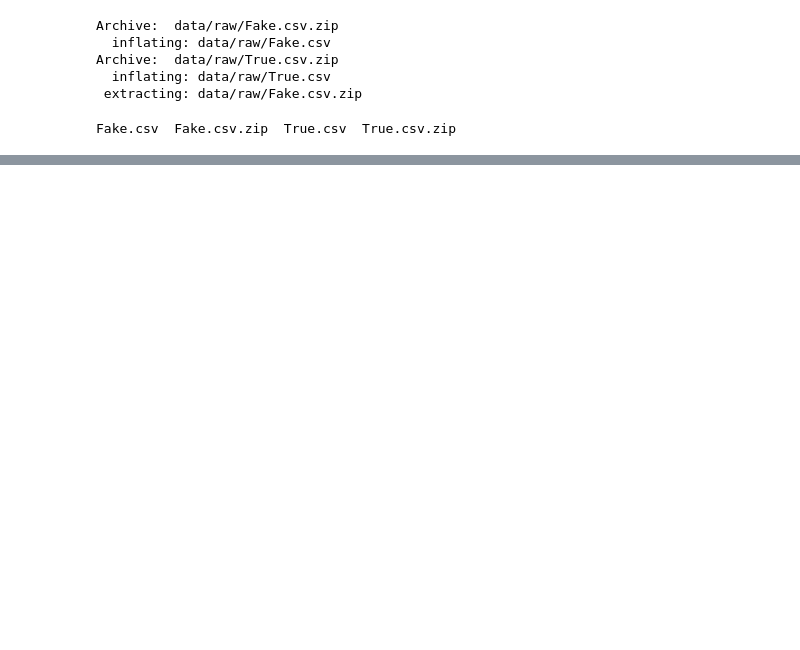
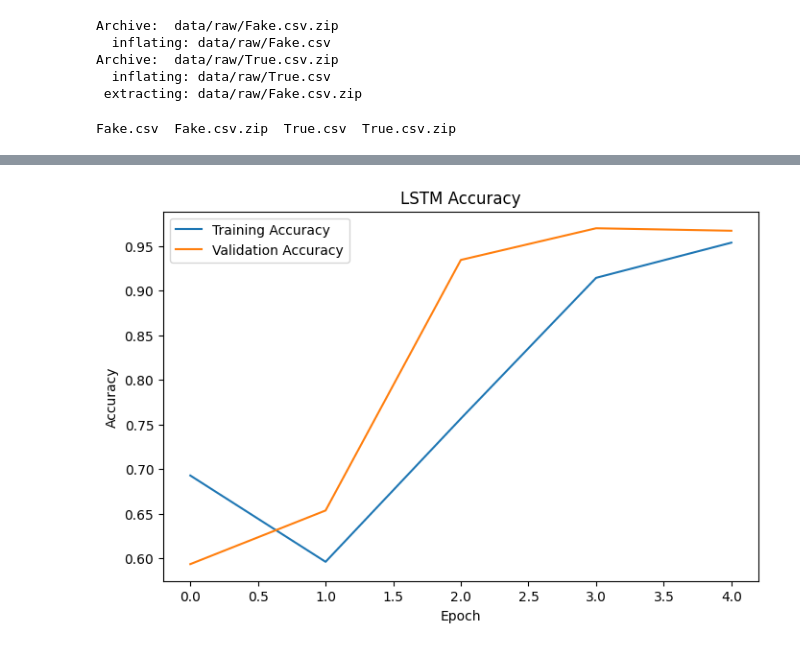
Before and after one commit to vivek28n/fake-news-detection, a Jupyter notebook: notebooks/Fake_News_Detection.ipynb, the cells around one changed output, grey strips where cells are left out. Cells and saved outputs as stored; diff of their text form; code cells hidden in the pictures; blank space fills up the shorter version.

```diff
--- a/notebooks/Fake_News_Detection.ipynb
+++ b/notebooks/Fake_News_Detection.ipynb
@@ -86,0 +353,6 @@ Combined Dataset Shape: (44898, 5)
+# %%
+y_train = np.array(y_train)
+y_test = np.array(y_test)
+
+print(y_train.shape)
+print(y_test.shape)
@@ -86,0 +362,19 @@ Combined Dataset Shape: (44898, 5)
+# %%
+import tensorflow as tf
+from tensorflow.keras.models import Sequential
+from tensorflow.keras.layers import Embedding, LSTM, Dense, Dropout
+
+lstm_model = Sequential([
+    Embedding(max_words, 128, input_length=max_len),
+    LSTM(64),
+    Dropout(0.5),
+    Dense(1, activation="sigmoid")
+])
+
+lstm_model.compile(
+    optimizer="adam",
+    loss="binary_crossentropy",
+    metrics=["accuracy"]
+)
+
+lstm_model.summary()
@@ -86,0 +397,8 @@ Combined Dataset Shape: (44898, 5)
+# %%
+history_lstm = lstm_model.fit(
+    X_train_pad,
+    y_train,
+    validation_split=0.1,
+    epochs=5,
+    batch_size=64
+)
@@ -86,0 +416,14 @@ Combined Dataset Shape: (44898, 5)
+# %%
+plt.figure(figsize=(8, 5))
+
+plt.plot(history_lstm.history["accuracy"], label="Training Accuracy")
+plt.plot(history_lstm.history["val_accuracy"], label="Validation Accuracy")
+
+plt.title("LSTM Accuracy")
+plt.xlabel("Epoch")
+plt.ylabel("Accuracy")
+plt.legend()
+
+plt.show()
+# %% [output]
+[figure, added]
```
Also changed, not shown: parts of 57 cells of this notebook.
